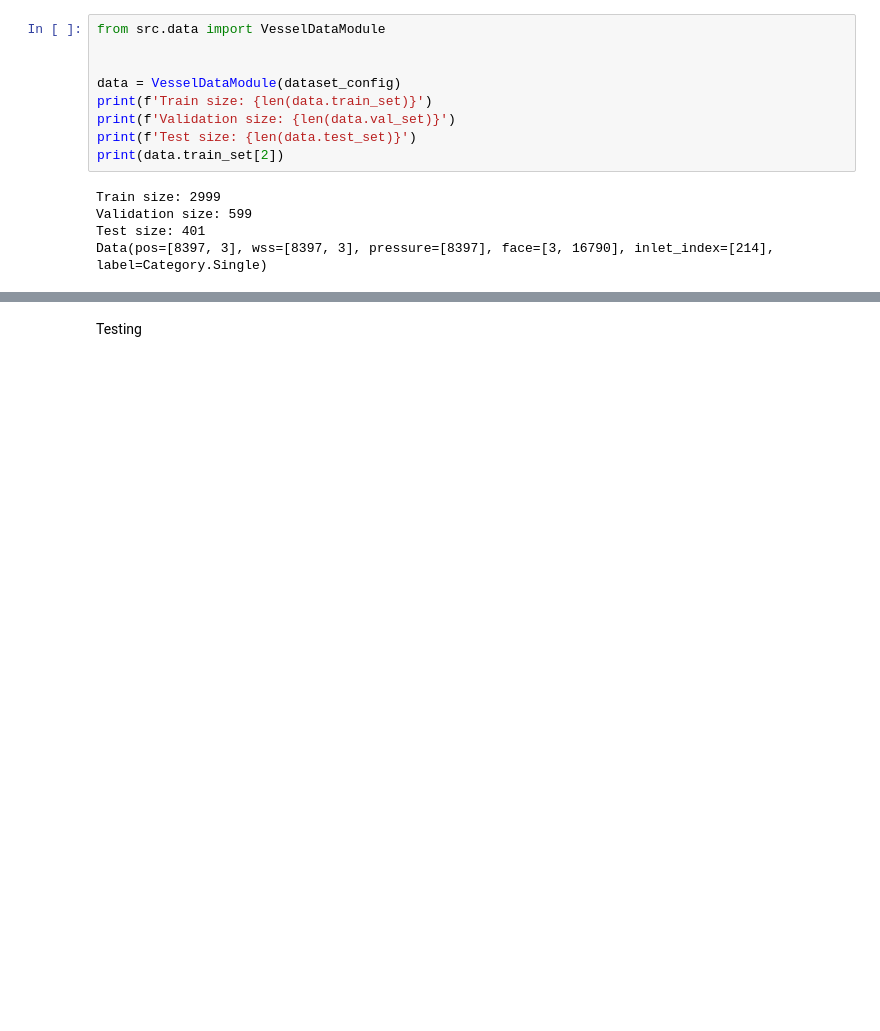
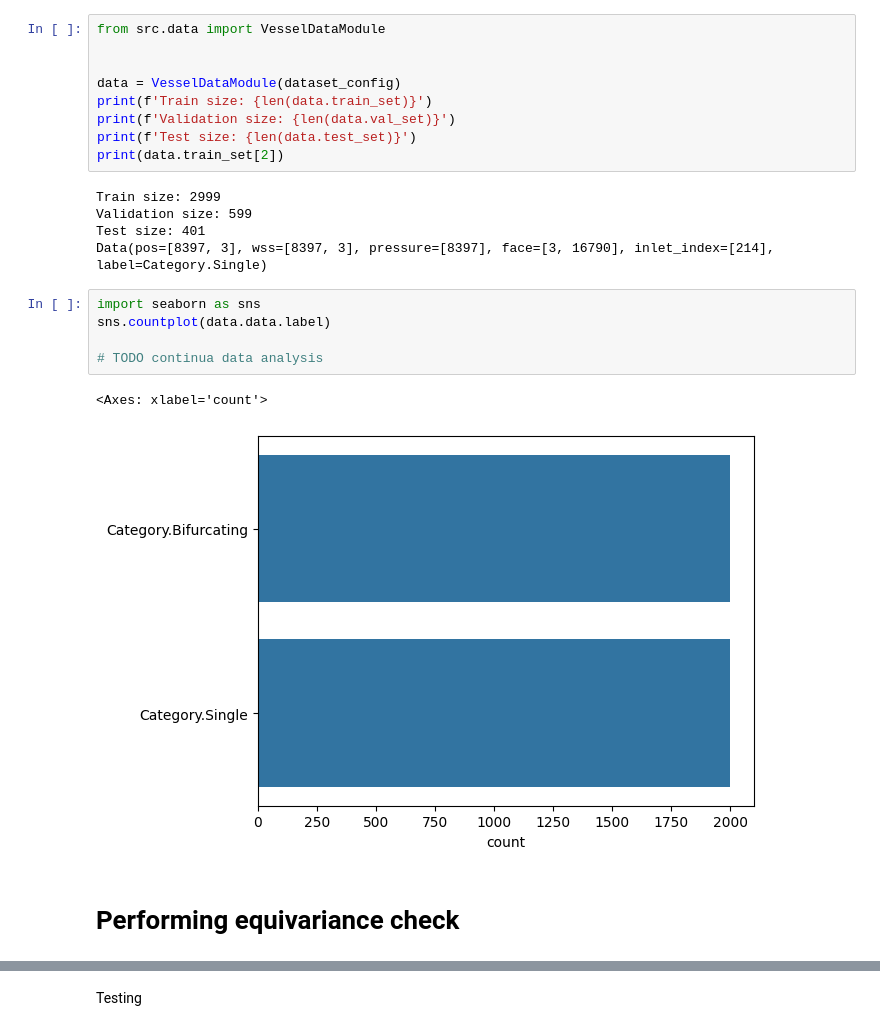
Before and after one commit to DaniAffCH/Vessel-Geometric-Transformers, a Jupyter notebook: main.ipynb, the cells around one changed output, grey strips where cells are left out. Saved outputs shown, nothing was run; the diff lists cells and outputs as text; blank space fills up the shorter version.

```diff
--- a/main.ipynb
+++ b/main.ipynb
@@ -52,6 +52,16 @@ Train size: 2999
 Validation size: 599
 Test size: 401
 Data(pos=[8397, 3], wss=[8397, 3], pressure=[8397], face=[3, 16790], inlet_index=[214], label=Category.Single)
+# %%
+import seaborn as sns
+sns.countplot(data.data.label)
+
+# TODO continua data analysis
+# %% [output]
+<Axes: xlabel='count'>
+[figure, added]
+# %% [markdown]
+# Performing equivariance check
 # %%
 from src.lib.geometricAlgebraElements import GeometricAlgebraBase
 from src.test.test_equivariance import TestEquivariance
```
Also changed, not shown: parts of 4 cells of this notebook, 1 other file.
